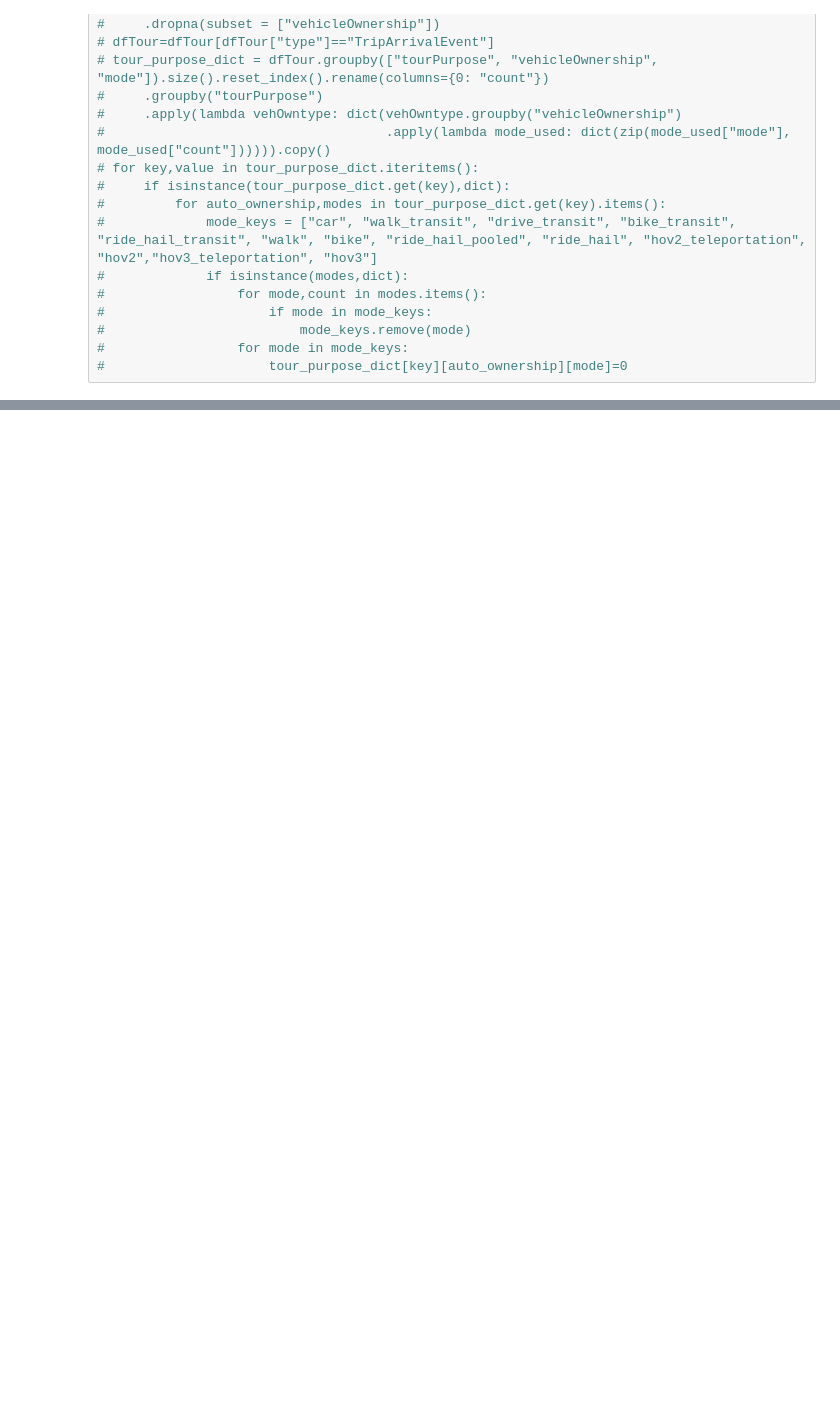
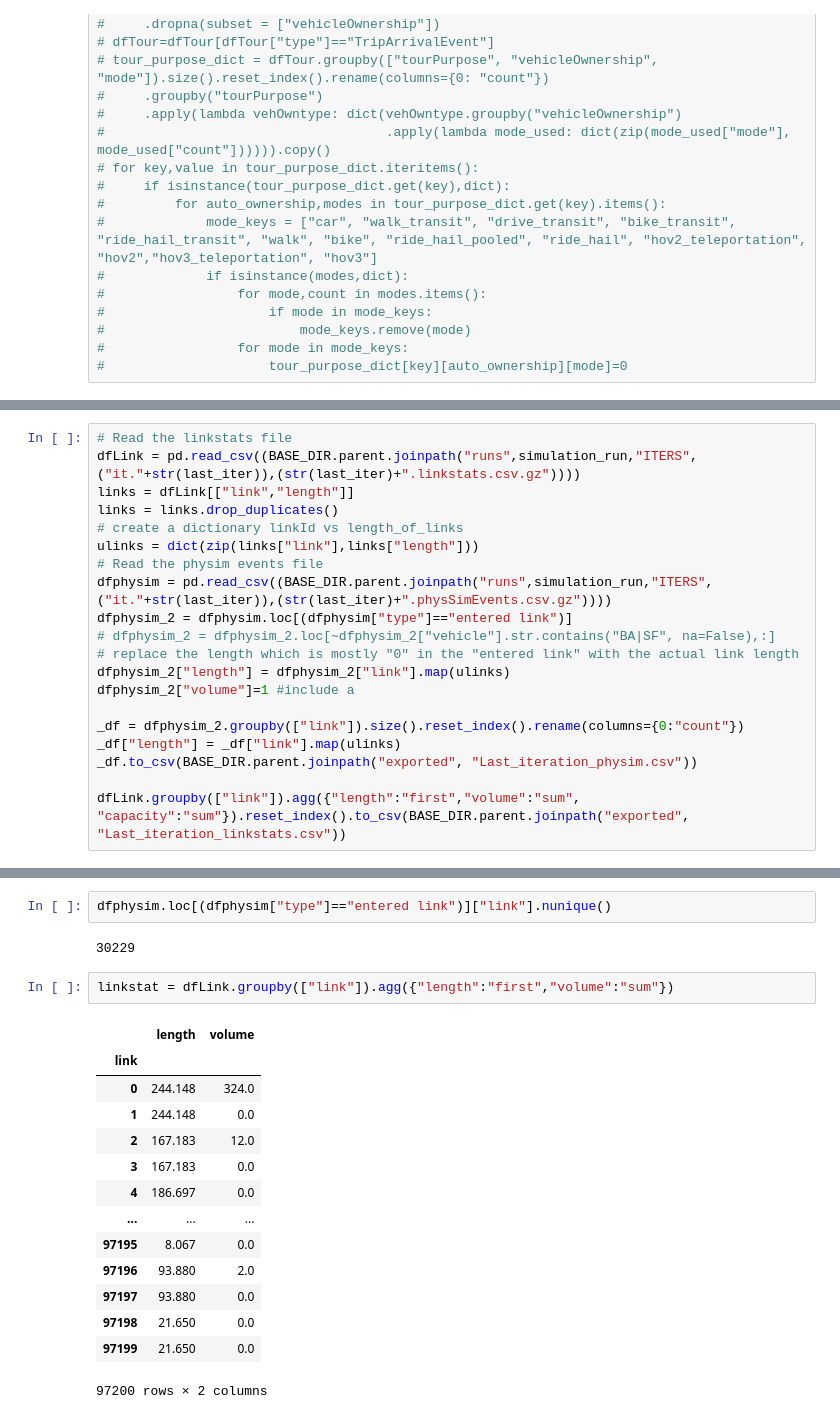
Before and after one commit to vsgo222/BEAM_Summary, a Jupyter notebook: 1.5 - Summary_Sheet_5pct_usingevents.ipynb, the cells around one changed output, grey strips where cells are left out. Drawn from its saved outputs; the diff is of its cells as text; blank space fills up the shorter version.

```diff
--- a/1.5 - Summary_Sheet_5pct_usingevents.ipynb
+++ b/1.5 - Summary_Sheet_5pct_usingevents.ipynb
@@ -1659,0 +1613,20 @@ pd.DataFrame(dfBayAreaBeamEvents.get_ii_tourpurpose_stats()).to_csv(BASE_DIR.par
+# %%
+# Read the linkstats file
+dfLink = pd.read_csv((BASE_DIR.parent.joinpath("runs",simulation_run,"ITERS",("it."+str(last_iter)),(str(last_iter)+".linkstats.csv.gz"))))
+links = dfLink[["link","length"]]
+links = links.drop_duplicates()
+# create a dictionary linkId vs length_of_links
+ulinks = dict(zip(links["link"],links["length"]))
+# Read the physim events file
+dfphysim = pd.read_csv((BASE_DIR.parent.joinpath("runs",simulation_run,"ITERS",("it."+str(last_iter)),(str(last_iter)+".physSimEvents.csv.gz"))))
+dfphysim_2 = dfphysim.loc[(dfphysim["type"]=="entered link")]
+# dfphysim_2 = dfphysim_2.loc[~dfphysim_2["vehicle"].str.contains("BA|SF", na=False),:]
+# replace the length which is mostly "0" in the "entered link" with the actual link length
+dfphysim_2["length"] = dfphysim_2["link"].map(ulinks)
+dfphysim_2["volume"]=1 #include a
+
+_df = dfphysim_2.groupby(["link"]).size().reset_index().rename(columns={0:"count"})
+_df["length"] = _df["link"].map(ulinks)
+_df.to_csv(BASE_DIR.parent.joinpath("exported", "Last_iteration_physim.csv"))
+
+dfLink.groupby(["link"]).agg({"length":"first","volume":"sum", "capacity":"sum"}).reset_index().to_csv(BASE_DIR.parent.joinpath("exported", "Last_iteration_linkstats.csv"))
@@ -1737,0 +1651,21 @@ dfFirst.loc[dfFirst["person"]=="100050-3"]
+# %%
+dfphysim.loc[(dfphysim["type"]=="entered link")]["link"].nunique()
+# %% [output]
+30229
+# %%
+linkstat = dfLink.groupby(["link"]).agg({"length":"first","volume":"sum"})
+# %% [output]
+|  | length | volume |
+| link |  |  |
+| 0 | 244.148 | 324.0 |
+| 1 | 244.148 | 0.0 |
+| 2 | 167.183 | 12.0 |
+| 3 | 167.183 | 0.0 |
+| 4 | 186.697 | 0.0 |
+| ... | ... | ... |
+| 97195 | 8.067 | 0.0 |
+| 97196 | 93.880 | 2.0 |
+| 97197 | 93.880 | 0.0 |
+| 97198 | 21.650 | 0.0 |
+| 97199 | 21.650 | 0.0 |
+97200 rows × 2 columns
```
Also changed, not shown: parts of 29 cells of this notebook, 3 other files.
